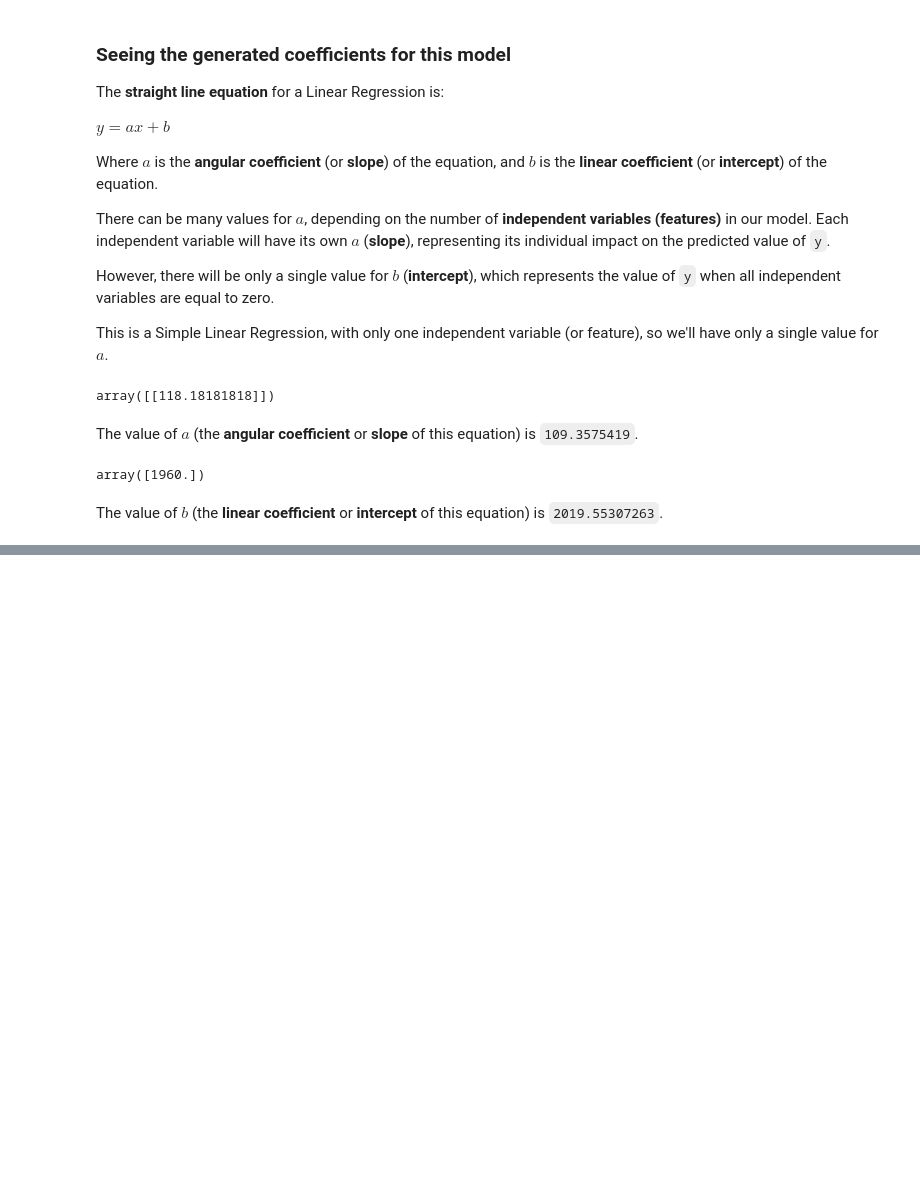
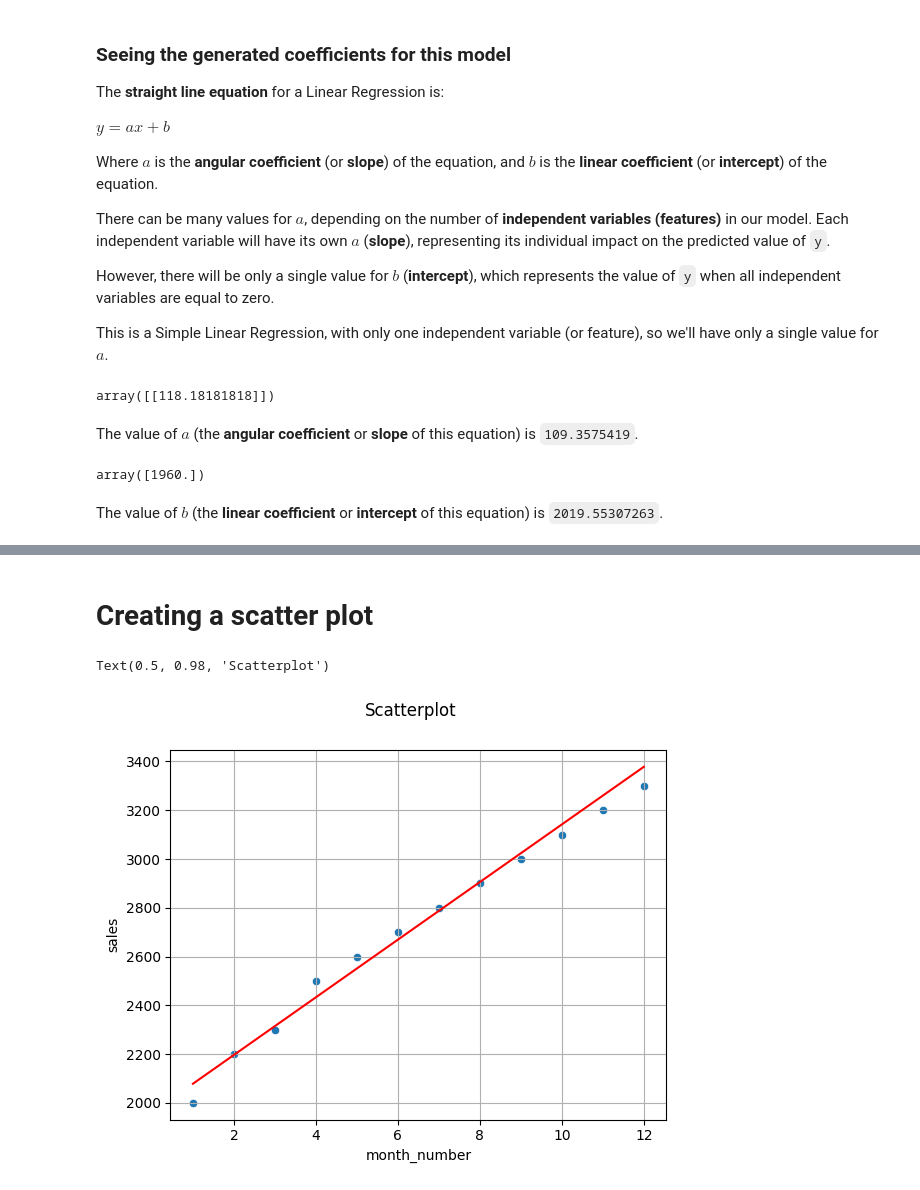
Before and after one commit to victineo/ml-challenge, a Jupyter notebook: ml-challenge.ipynb, the cells around one changed output, grey strips where cells are left out. Drawn from its saved outputs; the diff is of its cells as text; code cells hidden in the pictures; blank space fills up the shorter version.

```diff
--- a/ml-challenge.ipynb
+++ b/ml-challenge.ipynb
@@ -281,0 +290,10 @@ The value of $b$ (the **linear coefficient** or **intercept** of this equation)
+# %% [markdown]
+# Creating a scatter plot
+# %%
+sns.scatterplot(x='month_number', y='sales', data=df_sales) # This creates the scatterplot
+plt.plot(df_sales['month_number'], model.predict(df_sales[['month_number']]), color='red') # This creates a red line representing the model's predicted sales based on the linear regression
+plt.grid(True) # This activate the grid for a better visualization
+plt.suptitle('Scatterplot')
+# %% [output]
+Text(0.5, 0.98, 'Scatterplot')
+[figure, added]
```
Also changed, not shown: parts of 9 cells of this notebook.
